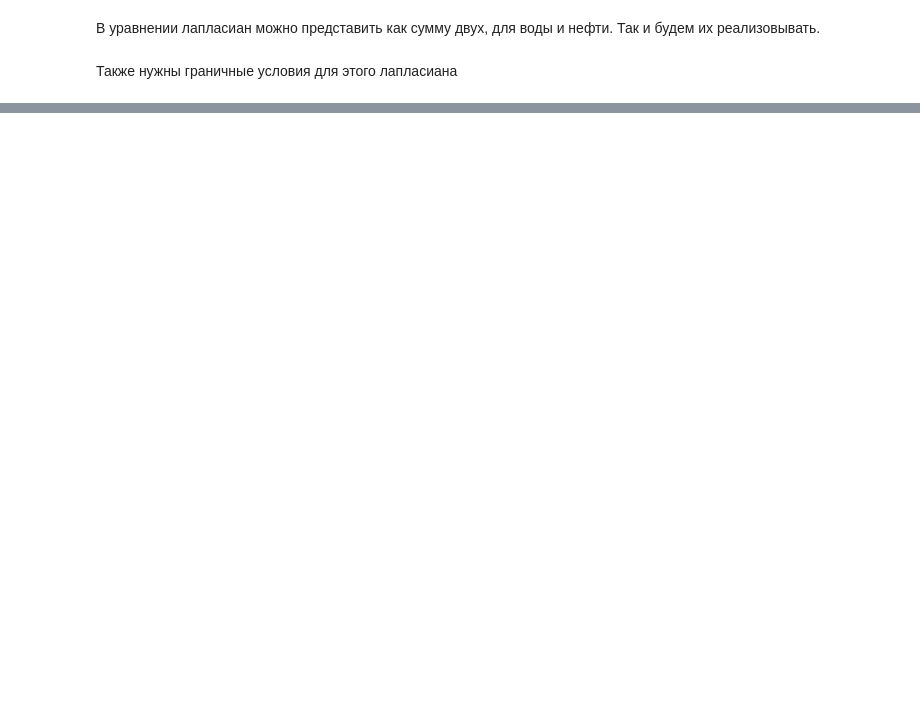
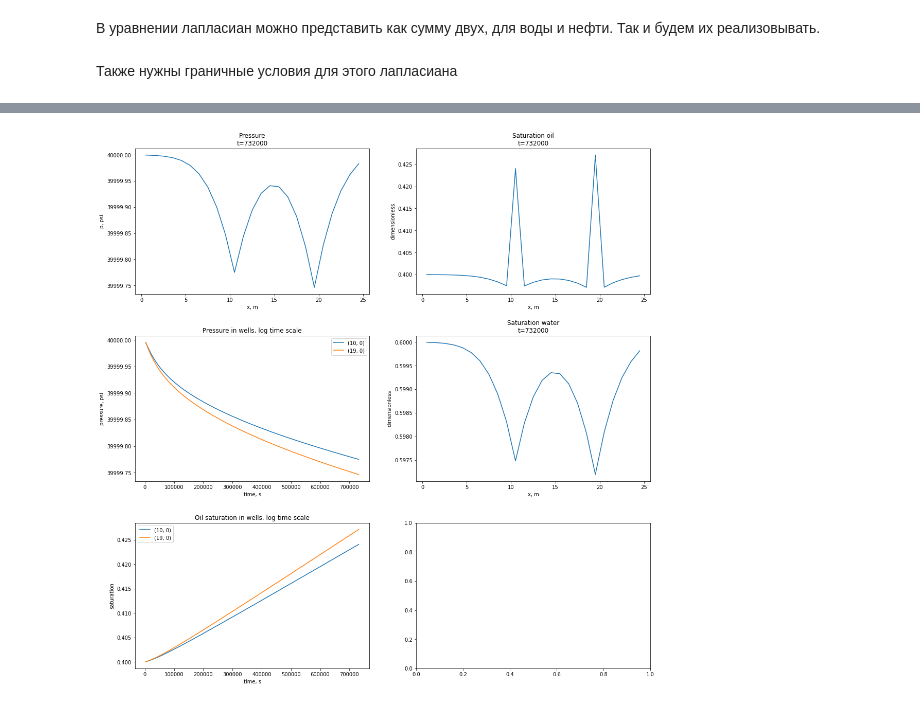
Before and after one commit to lemikhovalex/ReservoirModel, a Jupyter notebook: now_do_simple_models/05_1d_2liq.ipynb, the cells around one changed output, grey strips where cells are left out. Cells and saved outputs as stored; diff of their text form; code cells hidden in the pictures; blank space fills up the shorter version.

```diff
--- a/now_do_simple_models/05_1d_2liq.ipynb
+++ b/now_do_simple_models/05_1d_2liq.ipynb
@@ -222,0 +231,2 @@ $$
+# %%
+r_ref = 1 / (1 / dx + np.pi / d)
@@ -222,0 +248,3 @@ $$
+# %%
+j_o = get_j_matrix(p=p, s=s_o, mu=mu_o, k=k, B=B_o, pos_r=pos_r, r_ref=r_ref, ph='o')
+j_w = get_j_matrix(p=p, s=s_w, mu=mu_w, k=k, B=B_w, pos_r=pos_r, r_ref=r_ref, ph='w')
@@ -222,0 +253,2 @@ $$
+# %%
+dt_comp_sat = dx * dy * d *(s_o.values * c_o + s_w.values * c_w + np.ones((nx, 1)) * c_r)
@@ -222,0 +304,92 @@ $$
+# %%
+n_iter = int(2e8)
+p_ex = np.ones((nx, 1)) * p_0
+t = 0
+xs = list((np.linspace(0, nx-1, nx) + dx/2) * dx)
+plot_freq = int(0.3e4)
+times = []
+p_well_hist = {}
+s_o_well_hist = {}
+for w in pos_r:
+    p_well_hist[w] = []
+    s_o_well_hist[w] = []
+# %%
+for i in range(1, n_iter):
+    # matrixes depends on saturation
+    dt_comp_sat = dx * dy * d *(s_o.values * c_o + s_w.values * c_w + np.ones((nx, 1)) * c_r)
+    j_o = get_j_matrix(p=p, s=s_o, mu=mu_o, k=k, B=B_o, pos_r=pos_r, r_ref=r_ref, ph='o')
+    j_w = get_j_matrix(p=p, s=s_w, mu=mu_w, k=k, B=B_w, pos_r=pos_r, r_ref=r_ref, ph='w')
+    lapl_w = get_lapl_one_ph(p, s_w, mu_w, k, d, dx, dy, 'w')
+    lapl_o = get_lapl_one_ph(p, s_o, mu_o, k, d, dx, dy, 'o')
+    q_bound_w = get_q_bound(p, s_w, 'w', mu_w)
+    q_bound_o = get_q_bound(p, s_o, 'o', mu_o)
+    # matrix for implicit pressure
+    a = phi * np.eye(nx) * dt_comp_sat - (lapl_w+lapl_o) * dt + np.diag((j_o * B_o + j_w * B_w).reshape(-1)) * dt
+    #right hand state for ax = b
+    b = phi * dt_comp_sat * p.values + q_bound_w*dt + q_bound_o*dt + (j_o * B_o + j_w * B_w) * p_well * dt
+    # upd time stamp
+    t += dt
+    # solve p
+    p_new = np.linalg.solve(a, b)
+    # upd oil saturation
+    # a matrix for implicit stuff
+    # a = dx*dy*d * phi *( np.ones((nx, 1)) + (c_r + c_w) * (p_new - p.values))
+    # b = phi * dx*dy*d * s_w.values + dt * (lapl_w.dot(p_new) + q_bound_w + j_w * B_w * (p_well - p_new))
+    # upd sat wat
+    # s_w = ResState(b / a, 1 - s_0)
+    # s_o
+    a = dx*dy*d * phi *( np.ones((nx, 1)) + (c_r + c_o) * (p_new - p.values))
+    b = phi * dx*dy*d * s_o.values + dt * (lapl_w.dot(p_new) + q_bound_w + j_o * B_o * (p_well - p_new))
+    # upd sat wat
+    s_o = ResState(b / a, s_0)
+    s_w = ResState(s_o.values, s_0)
+    dp = p_new - p.values
+    p = ResState(p_new, p_0)
+    if i % plot_freq == 0:
+
+        times.append(t)
+        for w in pos_r:
+            p_well_hist[w].append(p[w] / 6894.)
+            s_o_well_hist[w].append(s_o[w])
+
+        display.clear_output(wait=True)
+        f, ax = plt.subplots(nrows=3, ncols=2, figsize=(16, 16))
+        f.tight_layout(pad=6.0)
+        ax[0][0].plot(xs, p.values / 6894.)
+        ax[0][0].set_title(f'Pressure\nt={t}')
+        ax[0][0].set_ylabel(f'p, psi')
+        ax[0][0].set_xlabel(f'x, m')
+
+        ax[0][1].plot(xs, s_o.values)
+        ax[0][1].set_title(f'Saturation oil\nt={t}')
+        ax[0][1].set_ylabel(f'dimensionless')
+        ax[0][1].set_xlabel(f'x, m')
+
+        for w in pos_r:
+            ax[1][0].plot(times, p_well_hist[w] , label=f'{w}')
+            ax[2][0].plot(times, s_o_well_hist[w] , label=f'{w}')
+        ax[1][0].set_xlabel('time, s')
+        ax[1][0].set_ylabel('pressure, psi')
+        ax[1][0].set_title('Pressure in wells, log time scale')
+
+        ax[2][0].set_xlabel('time, s')
+        ax[2][0].set_ylabel('saturation')
+        ax[2][0].set_title('Oil saturation in wells, log time scale')
+        ax[1][0].legend()
+        ax[2][0].legend()
+        #ax[1][0].set_xscale('log')
+        #ax[2][0].set_xscale('log')
+
+        ax[1][1].plot(xs, s_w.values)
+        ax[1][1].set_title(f'Saturation water\nt={t}')
+        ax[1][1].set_ylabel(f'dimensionless')
+        ax[1][1].set_xlabel(f'x, m')
+
+        ax[0][1].ticklabel_format(useOffset=False, axis='y')
+        ax[1][1].ticklabel_format(useOffset=False, axis='y')
+        ax[0][0].ticklabel_format(useOffset=False, axis='y')
+        ax[1][0].ticklabel_format(useOffset=False, axis='y')
+        ax[2][0].ticklabel_format(useOffset=False, axis='y')
+        plt.show()
+# %% [output]
+[figure, added]
```
Also changed, not shown: parts of 23 cells of this notebook, 1 other file.
